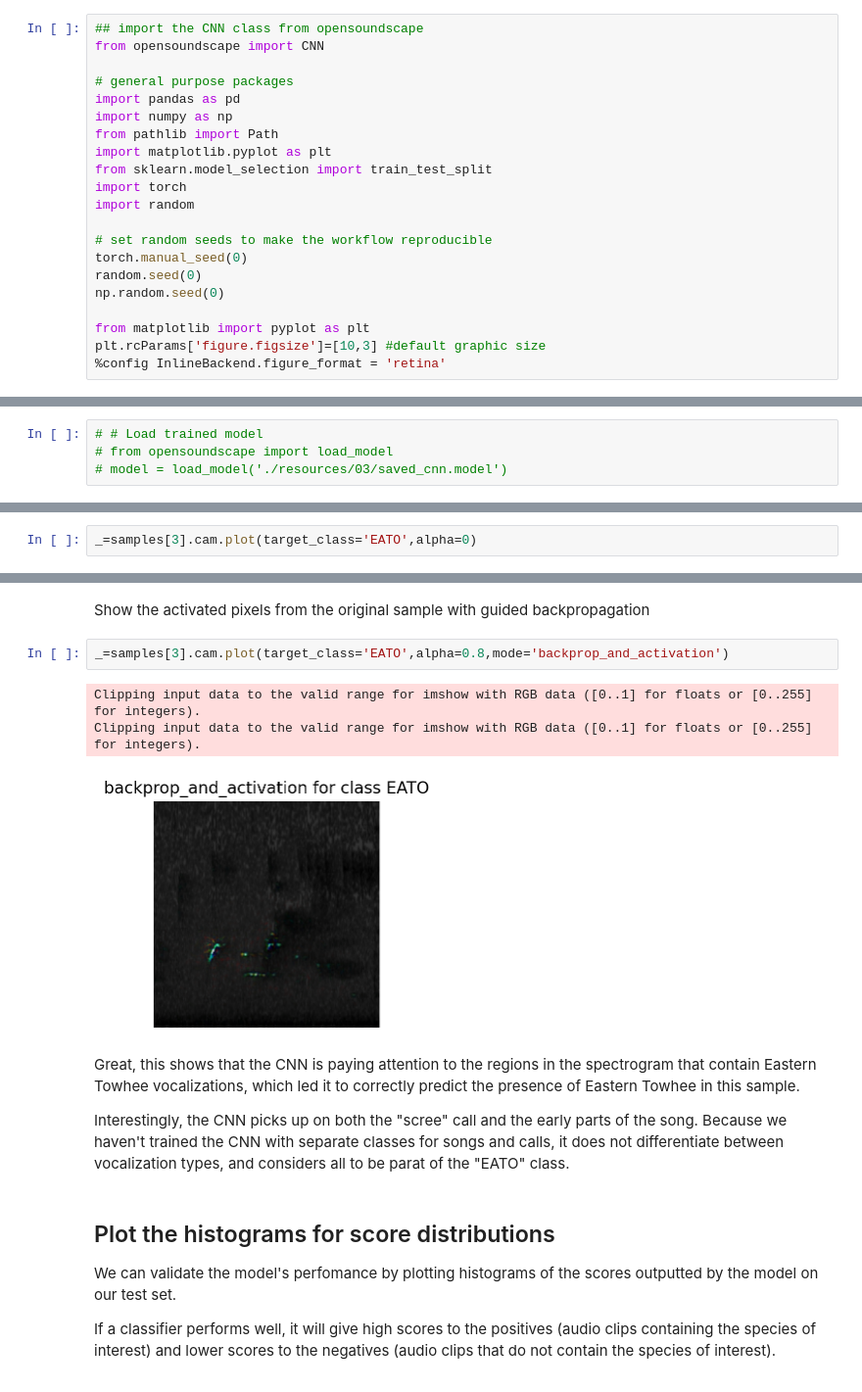
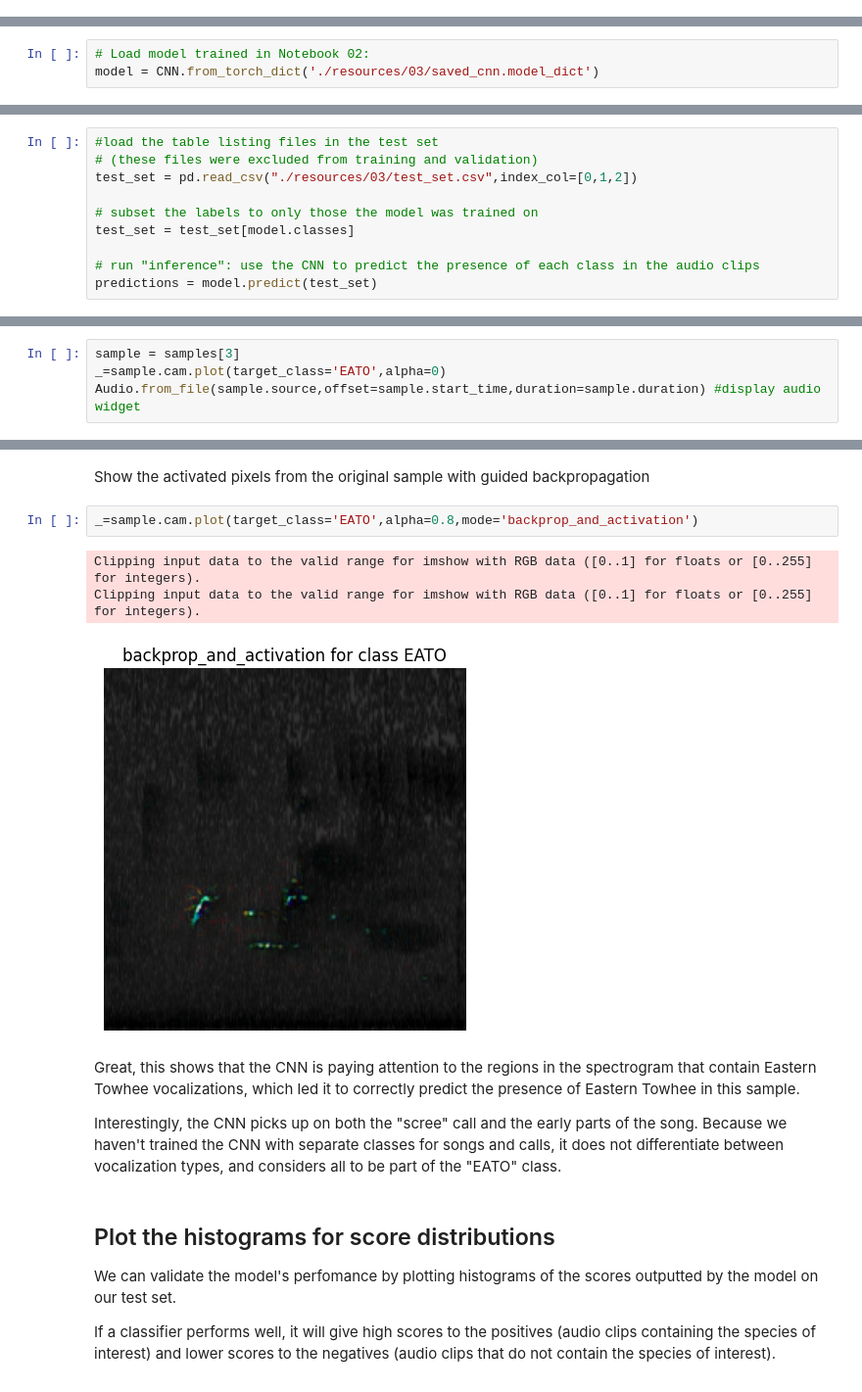
Before and after one commit to kitzeslab/demos-for-opso, a Jupyter notebook: 03_train_CNN.ipynb, the cells around one changed output, grey strips where cells are left out. Shown at 98% size. Cells and saved outputs as stored; diff of their text form.

Commit message:
refactor notebooks: now one for training one for inference/evaluation

```diff
--- a/03_train_CNN.ipynb
+++ b/03_train_CNN.ipynb
@@ -4,21 +0,0 @@ In the previous notebook, we processed some Raven annotation files so that we co
-# %%
-## import the CNN class from opensoundscape
-from opensoundscape import CNN
-
-# general purpose packages
-import pandas as pd
-import numpy as np
-from pathlib import Path
-import matplotlib.pyplot as plt
-from sklearn.model_selection import train_test_split
-import torch
-import random
-
-# set random seeds to make the workflow reproducible
-torch.manual_seed(0)
-random.seed(0)
-np.random.seed(0)
-
-from matplotlib import pyplot as plt
-plt.rcParams['figure.figsize']=[10,3] #default graphic size
-%config InlineBackend.figure_format = 'retina'
@@ -87,7 +12,6 @@ To skip the model training cell above:
 # %%
-# # Load trained model
-# from opensoundscape import load_model
-# model = load_model('./resources/03/saved_cnn.model')
+# Load model trained in Notebook 02:
+model = CNN.from_torch_dict('./resources/03/saved_cnn.model_dict')
 # %% [markdown]
 ## Use the model to predict on the test set
 Again, this step can take a while depending on the speed of your computer. To skip this step and load the table of scores generated by the CNN, uncomment and run the subsequent cell instead of the one below:
@@ -96,3 +18,13 @@ predictions = model.predict(test_set)
+# %%
+#load the table listing files in the test set
+# (these files were excluded from training and validation)
+test_set = pd.read_csv("./resources/03/test_set.csv",index_col=[0,1,2])
+
+# subset the labels to only those the model was trained on
+test_set = test_set[model.classes]
+
+# run "inference": use the CNN to predict the presence of each class in the audio clips
+predictions = model.predict(test_set)
 # %%
 # # uncomment this cell to load the scores from a saved table instead of running the cell above
 # predictions = pd.read_csv('./resources/03/cnn_predictions_test_set.csv',index_col=[0,1,2])
@@ -116,6 +48,8 @@ samples = model.generate_cams(samples=test_set.head(4),classes=['EATO'],guided_b
 # %% [markdown]
 sample without a mask
 # %%
-_=samples[3].cam.plot(target_class='EATO',alpha=0)
+sample = samples[3]
+_=sample.cam.plot(target_class='EATO',alpha=0)
+Audio.from_file(sample.source,offset=sample.start_time,duration=sample.duration) #display audio widget
 # %% [output]
 Clipping input data to the valid range for imshow with RGB data ([0..1] for floats or [0..255] for integers).
@@ -130,15 +65,15 @@ Clipping input data to the valid range for imshow with RGB data ([0..1] for floa
 # %% [markdown]
 Show the activated pixels from the original sample with guided backpropagation
 # %%
-_=samples[3].cam.plot(target_class='EATO',alpha=0.8,mode='backprop_and_activation')
+_=sample.cam.plot(target_class='EATO',alpha=0.8,mode='backprop_and_activation')
 # %% [output]
 Clipping input data to the valid range for imshow with RGB data ([0..1] for floats or [0..255] for integers).
 Clipping input data to the valid range for imshow with RGB data ([0..1] for floats or [0..255] for integers).
-[figure, old version]
+[figure, new version]
 # %% [markdown]
 Great, this shows that the CNN is paying attention to the regions in the spectrogram that contain Eastern Towhee vocalizations, which led it to correctly predict the presence of Eastern Towhee in this sample.
 
-Interestingly, the CNN picks up on both the "scree" call and the early parts of the song. Because we haven't trained the CNN with separate classes for songs and calls, it does not differentiate between vocalization types, and considers all to be parat of the "EATO" class.
+Interestingly, the CNN picks up on both the "scree" call  and the early parts of the song. Because we haven't trained the CNN with separate classes for songs and calls, it does not differentiate between vocalization types, and considers all to be part of the "EATO" class.
 # %% [markdown]
 ## Plot the histograms for score distributions
 We can validate the model's perfomance by plotting histograms of the scores outputted by the model on our test set.
```
Also changed, not shown: parts of 22 cells of this notebook, 4 other files.
